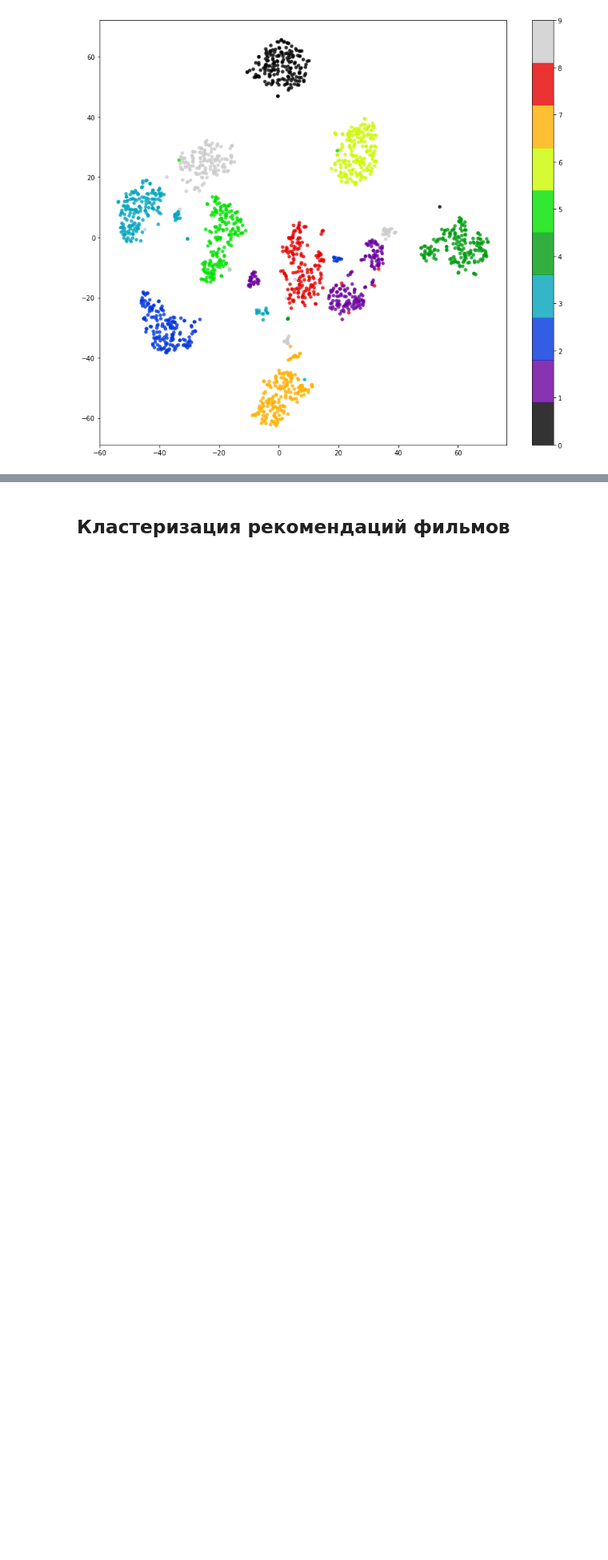
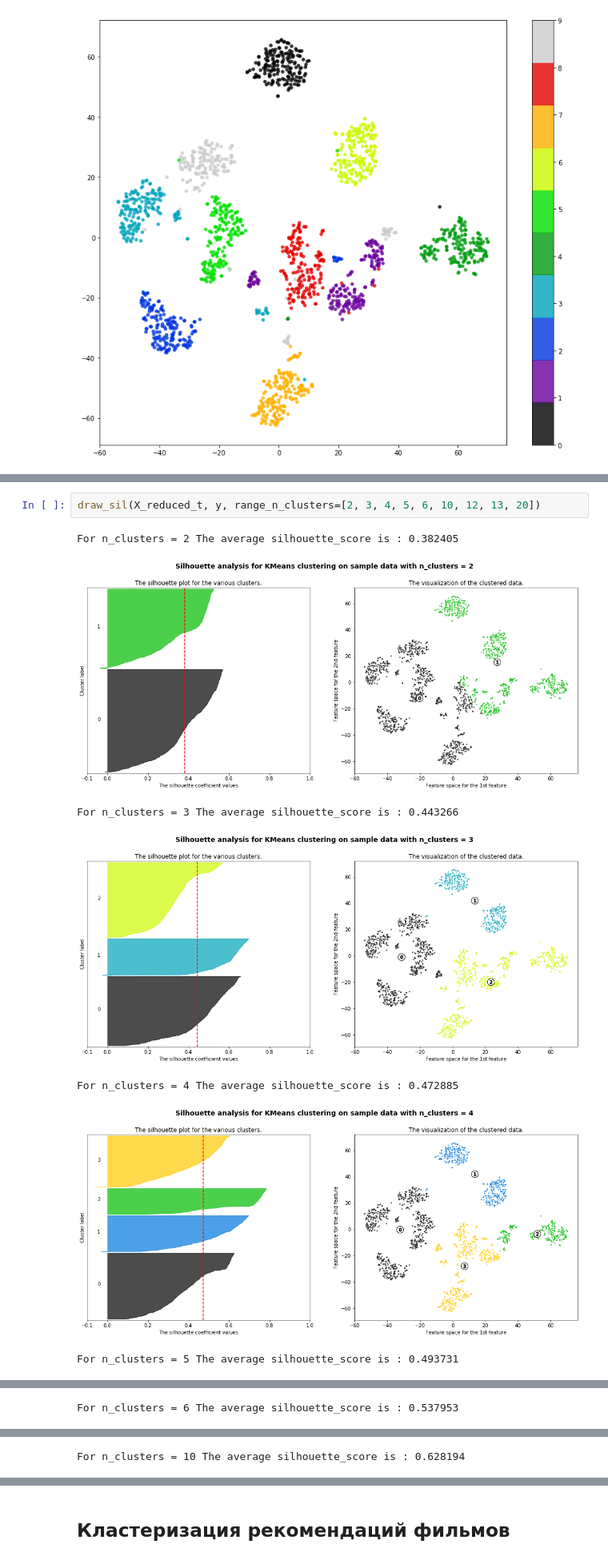
Before and after one commit to 7bits/ml-courses-7bits, a Jupyter notebook: 2017-fall/practises/04-clustering/04-01-clustering.ipynb, the cells around one changed output, grey strips where cells are left out. Shown at 80% size. Drawn from its saved outputs; the diff is of its cells as text; blank space fills up the shorter version.

```diff
--- a/2017-fall/practises/04-clustering/04-01-clustering.ipynb
+++ b/2017-fall/practises/04-clustering/04-01-clustering.ipynb
@@ -201,0 +360,10 @@ plt.colorbar()
+# %%
+draw_sil(X_reduced_t, y, range_n_clusters=[2, 3, 4, 5, 6, 10, 12, 13, 20])
+# %% [output]
+For n_clusters = 2 The average silhouette_score is : 0.382405
+[figure, added]
+For n_clusters = 3 The average silhouette_score is : 0.443266
+[figure, added]
+For n_clusters = 4 The average silhouette_score is : 0.472885
+[figure, added]
+For n_clusters = 5 The average silhouette_score is : 0.493731
@@ -201,0 +371 @@ plt.colorbar()
+For n_clusters = 6 The average silhouette_score is : 0.537953
@@ -201,0 +373 @@ plt.colorbar()
+For n_clusters = 10 The average silhouette_score is : 0.628194
```
Also changed, not shown: parts of 25 cells of this notebook.
